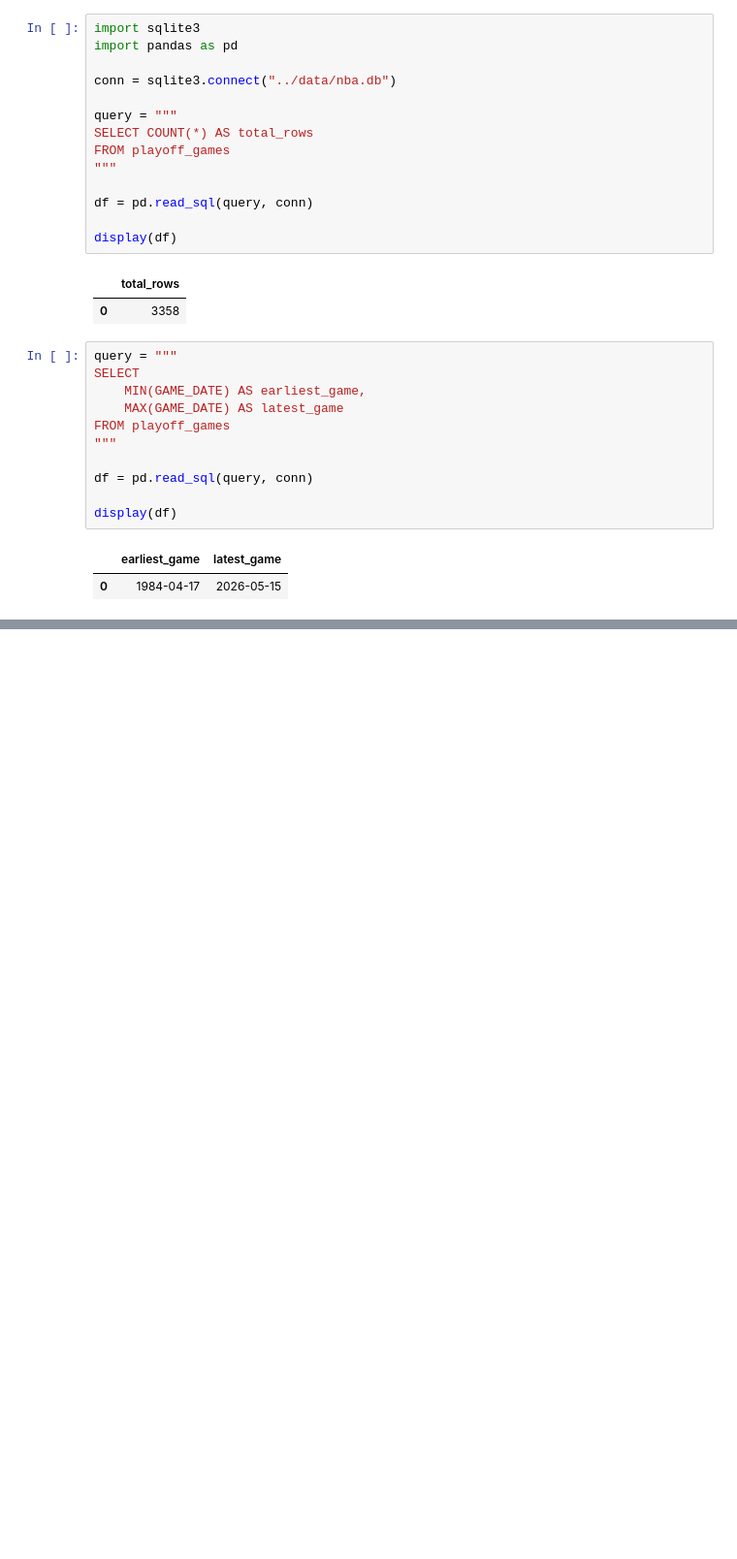
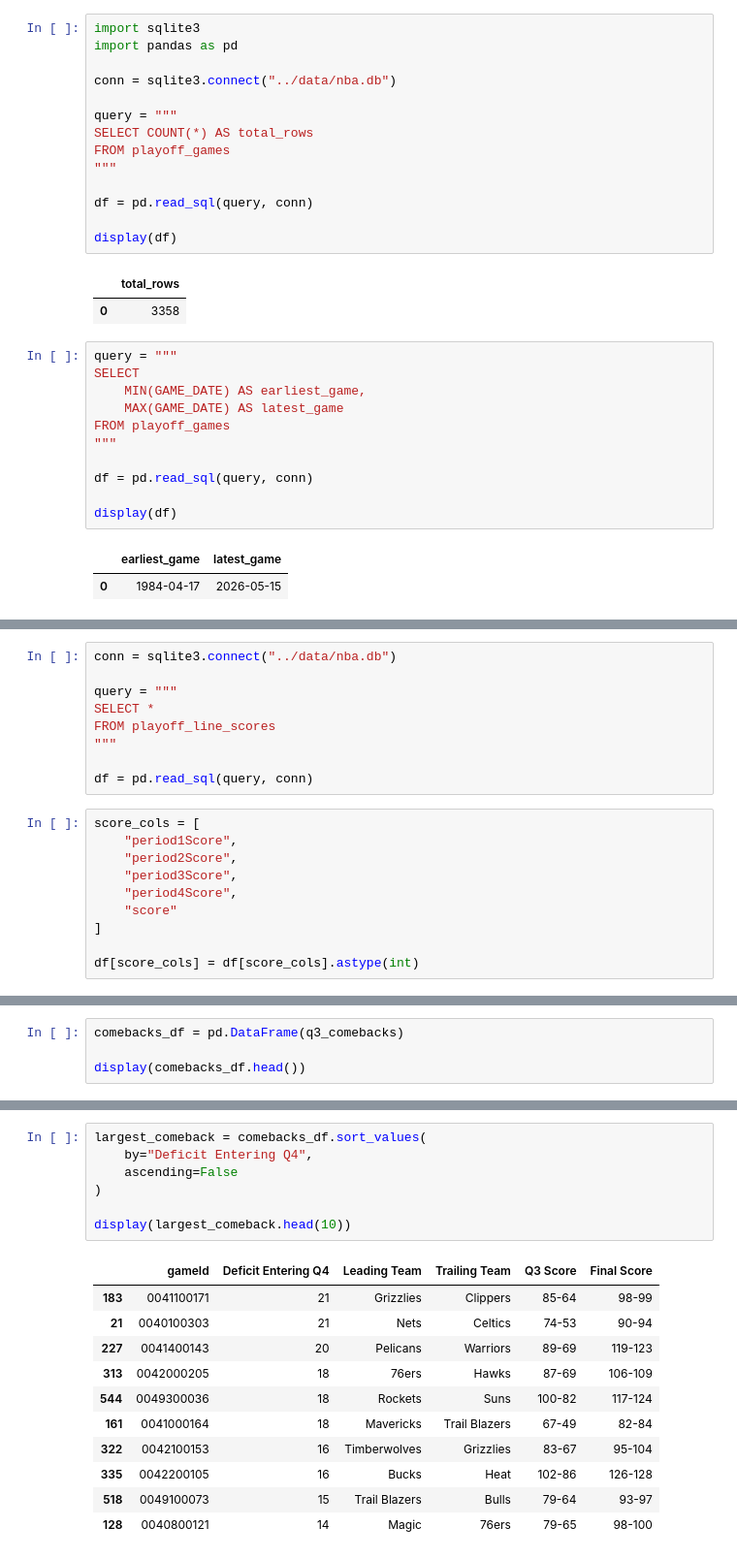
Before and after one commit to MalikHack007/nba-data-analytics, a Jupyter notebook: notebooks/comback_analysis.ipynb, the cells around one changed output, grey strips where cells are left out. Shown at 97% size. Saved outputs shown, nothing was run; the diff lists cells and outputs as text; blank space fills up the shorter version.

```diff
--- a/notebooks/comback_analysis.ipynb
+++ b/notebooks/comback_analysis.ipynb
@@ -61,0 +34,19 @@ KeyError: 0
+# %%
+conn = sqlite3.connect("../data/nba.db")
+
+query = """
+SELECT *
+FROM playoff_line_scores
+"""
+
+df = pd.read_sql(query, conn)
+# %%
+score_cols = [
+    "period1Score",
+    "period2Score",
+    "period3Score",
+    "period4Score",
+    "score"
+]
+
+df[score_cols] = df[score_cols].astype(int)
@@ -61,0 +126,4 @@ KeyError: 0
+# %%
+comebacks_df = pd.DataFrame(q3_comebacks)
+
+display(comebacks_df.head())
@@ -61,0 +137,19 @@ KeyError: 0
+# %%
+largest_comeback = comebacks_df.sort_values(
+    by="Deficit Entering Q4",
+    ascending=False
+)
+
+display(largest_comeback.head(10))
+# %% [output]
+|  | gameId | Deficit Entering Q4 | Leading Team | Trailing Team | Q3 Score | Final Score |
+| 183 | 0041100171 | 21 | Grizzlies | Clippers | 85-64 | 98-99 |
+| 21 | 0040100303 | 21 | Nets | Celtics | 74-53 | 90-94 |
+| 227 | 0041400143 | 20 | Pelicans | Warriors | 89-69 | 119-123 |
+| 313 | 0042000205 | 18 | 76ers | Hawks | 87-69 | 106-109 |
+| 544 | 0049300036 | 18 | Rockets | Suns | 100-82 | 117-124 |
+| 161 | 0041000164 | 18 | Mavericks | Trail Blazers | 67-49 | 82-84 |
+| 322 | 0042100153 | 16 | Timberwolves | Grizzlies | 83-67 | 95-104 |
+| 335 | 0042200105 | 16 | Bucks | Heat | 102-86 | 126-128 |
+| 518 | 0049100073 | 15 | Trail Blazers | Bulls | 79-64 | 93-97 |
+| 128 | 0040800121 | 14 | Magic | 76ers | 79-65 | 98-100 |
```
Also changed, not shown: parts of 11 cells of this notebook.
